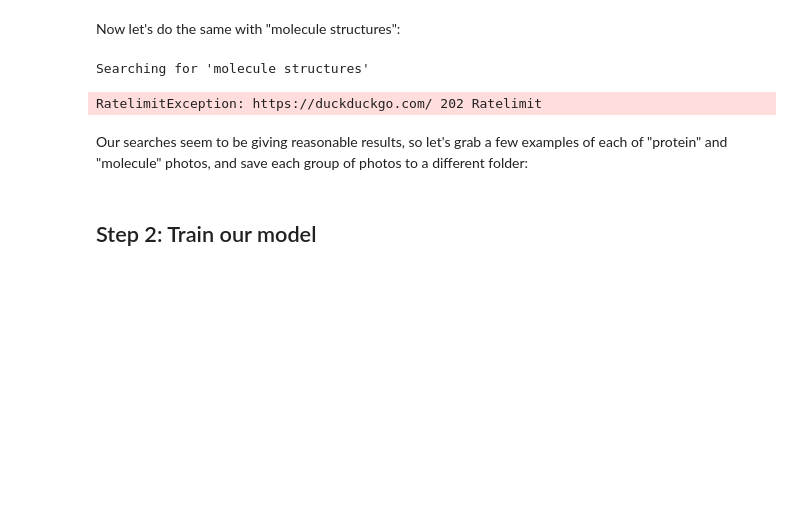
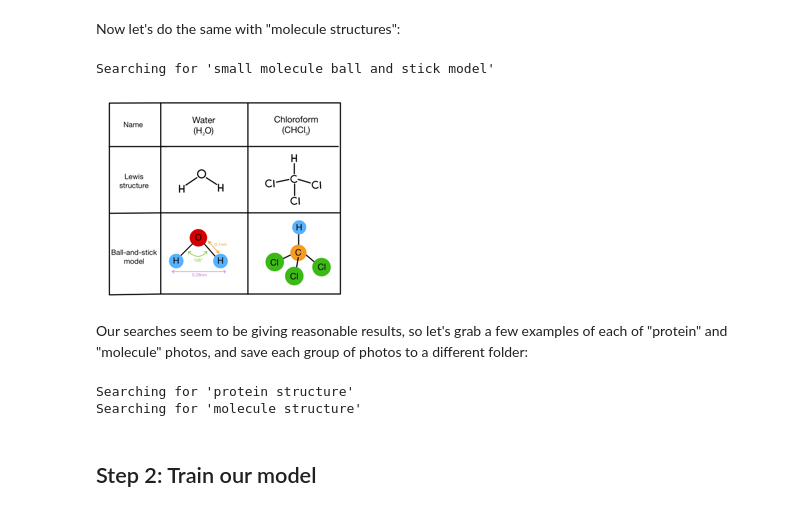
Before and after one commit to In-Vivo-Group/fastai-ivg-version, a Jupyter notebook: part-1/lesson-1-getting-started/is_protein.ipynb, the cells around one changed output. Drawn from its saved outputs; the diff is of its cells as text; code cells hidden in the pictures; blank space fills up the shorter version.

```diff
--- a/part-1/lesson-1-getting-started/is_protein.ipynb
+++ b/part-1/lesson-1-getting-started/is_protein.ipynb
@@ -68,21 +68,21 @@ im.to_thumb(256,256)
 Now let's do the same with "molecule structures":
 # %%
 # First, let's get the image URL
-urls = search_images('molecule structures', max_images=1)
+urls = search_images('small molecule ball and stick model', max_images=1)
 
 if urls:
     # Download the image
     dest = 'molecule.jpg'  # Changed the filename to reflect the content
     download_url(urls[0], dest, show_progress=False)
 
     # Open and display the image
     im = Image.open(dest)
     display(im.to_thumb(256,256))
 else:
     print("No images found.")
 # %% [output]
-Searching for 'molecule structures'
+Searching for 'small molecule ball and stick model'
-RatelimitException: https://duckduckgo.com/ 202 Ratelimit
+[figure, added]
 # %% [markdown]
 Our searches seem to be giving reasonable results, so let's grab a few examples of each of "protein" and "molecule" photos, and save each group of photos to a different folder:
 # %%
@@ -96,6 +96,9 @@ for o in searches:
     download_images(dest, urls=search_images(f'{o} structure'))
     sleep(10)  # Pause between searches to avoid over-loading server
     resize_images(path/o, max_size=400, dest=path/o)
+# %% [output]
+Searching for 'protein structure'
+Searching for 'molecule structure'
 # %% [markdown]
 ## Step 2: Train our model
 # %% [markdown]
```
Also changed, not shown: parts of 6 cells of this notebook.
